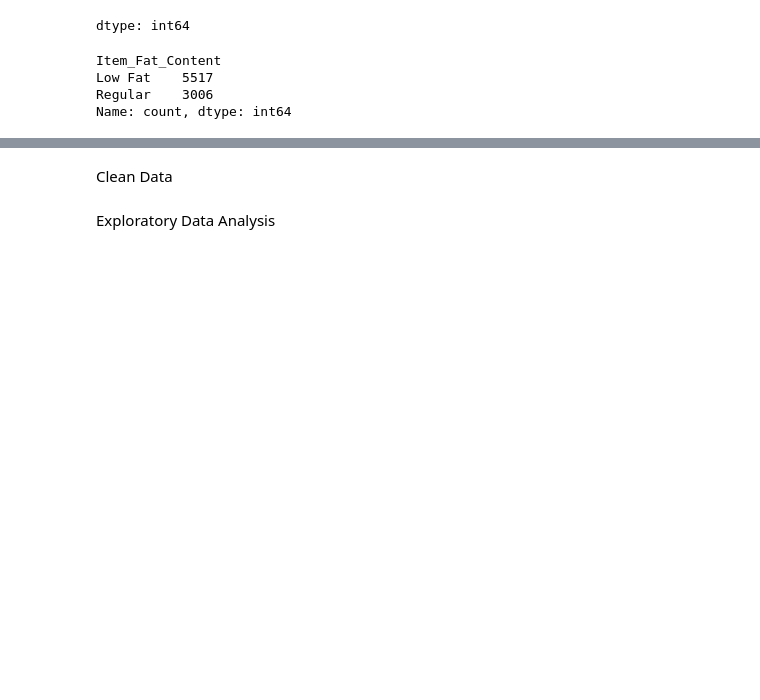
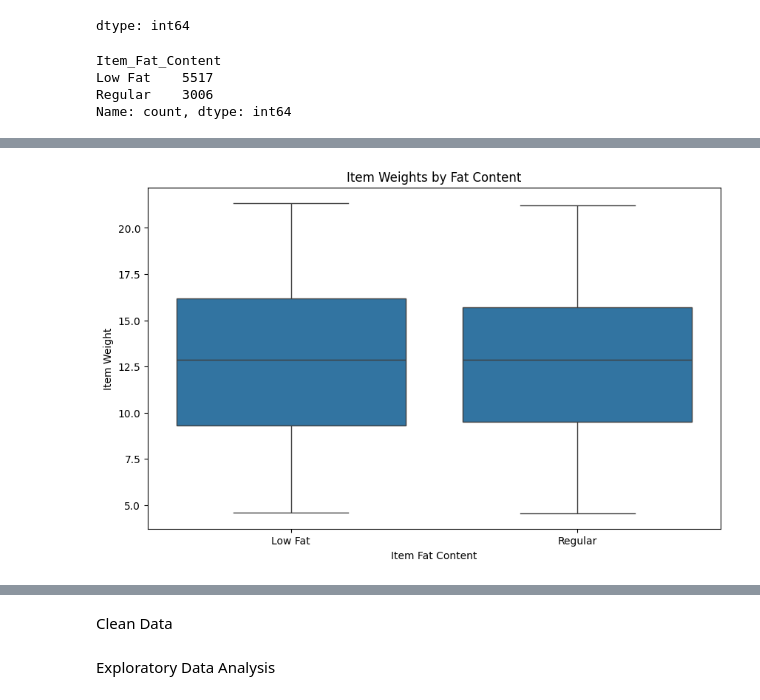
Before and after one commit to YousefAbuAli/Prediction-of-Product-Sales, a Jupyter notebook: Untitled4.ipynb, the cells around one changed output, grey strips where cells are left out. Cells and saved outputs as stored; diff of their text form; code cells hidden in the pictures; blank space fills up the shorter version.

```diff
--- a/Untitled4.ipynb
+++ b/Untitled4.ipynb
@@ -118,0 +132,9 @@ Name: count, dtype: int64
+# %%
+plt.figure(figsize=(10, 6))
+sns.boxplot(x='Item_Fat_Content', y='Item_Weight', data=sales_predictions)
+plt.title('Item Weights by Fat Content')
+plt.xlabel('Item Fat Content')
+plt.ylabel('Item Weight')
+plt.show()
+# %% [output]
+[figure, added]
```
Also changed, not shown: parts of 4 cells of this notebook.
